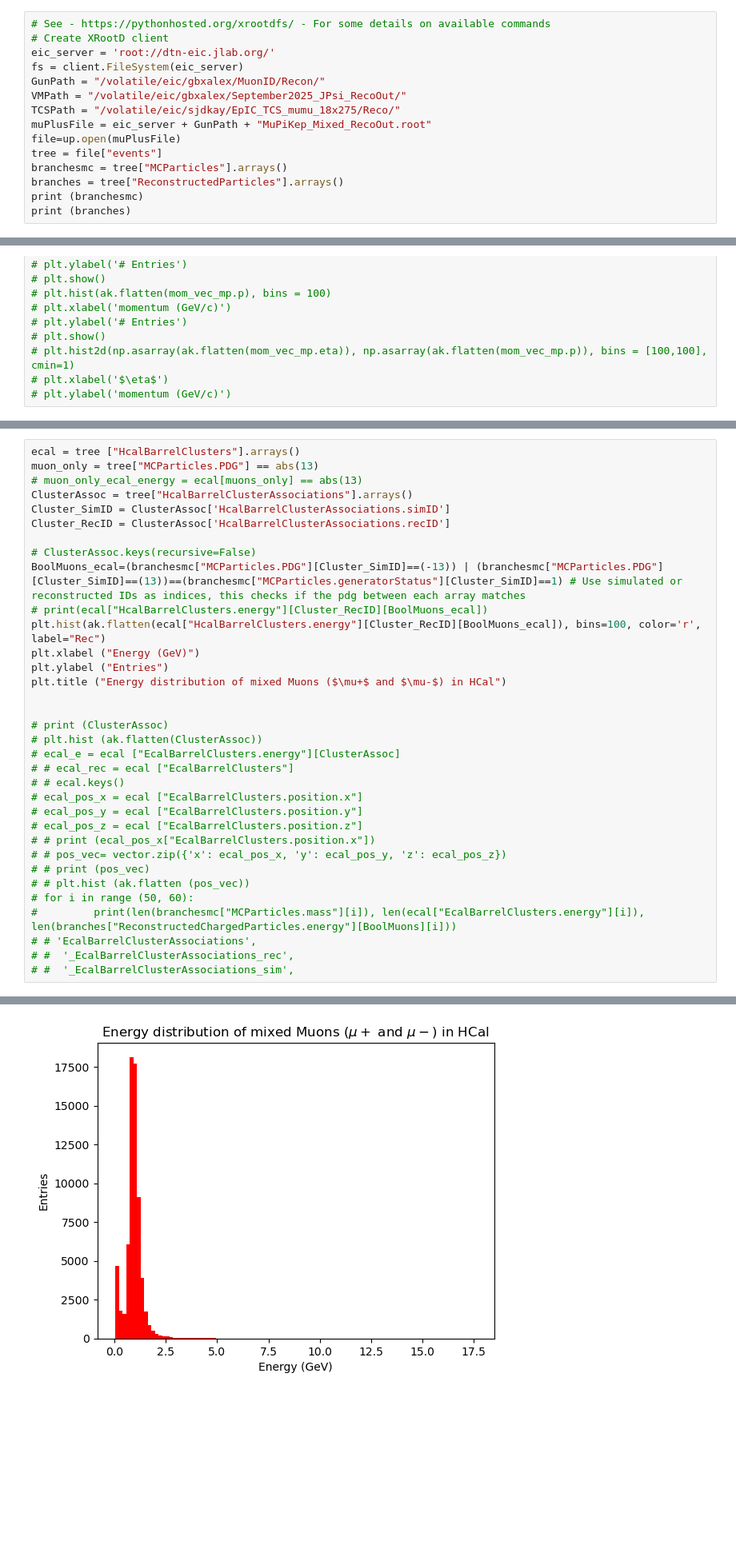
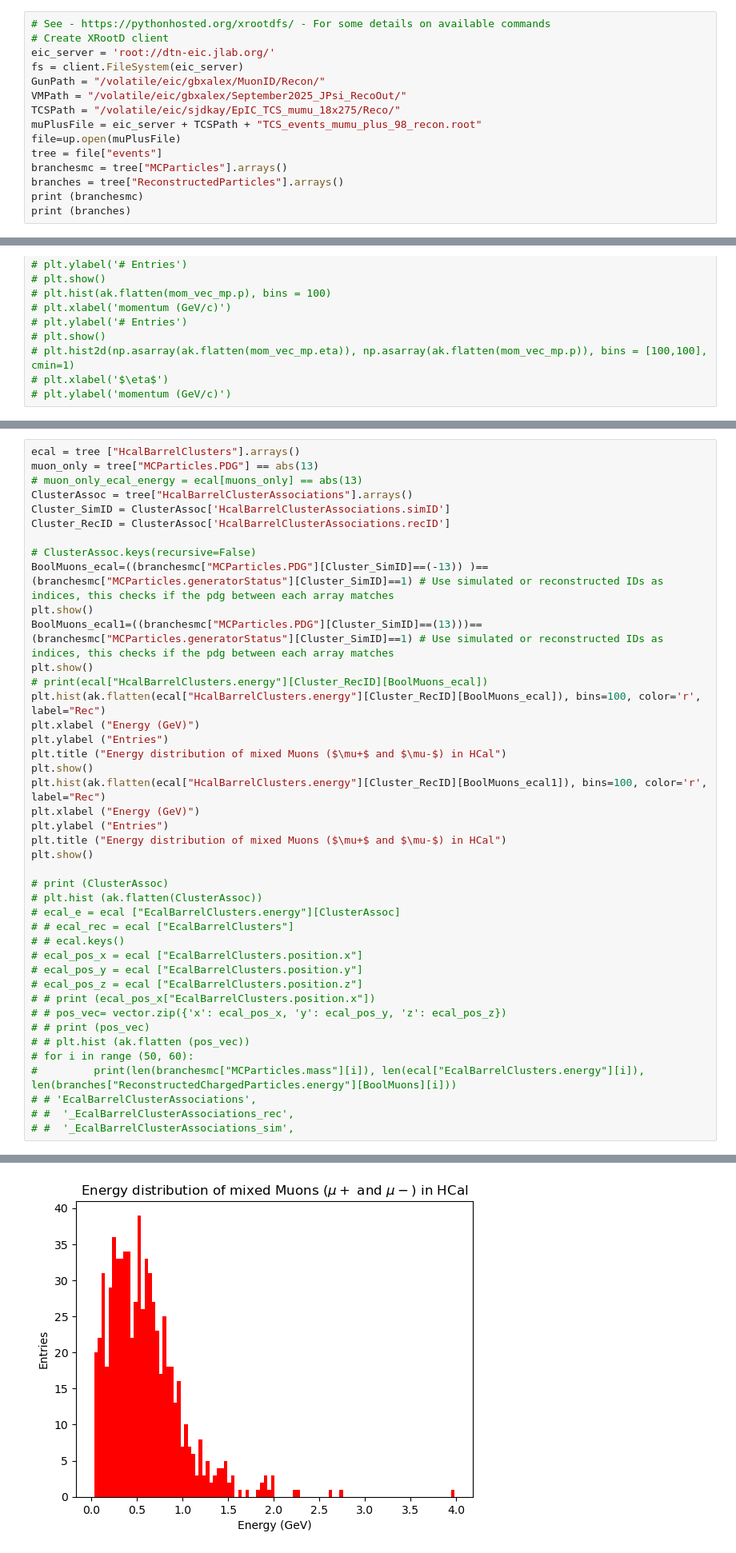
Before and after one commit to NebinGeorge/003-hsf-india-202510-NebinGeorge, a Jupyter notebook: MuonID_Setup1.ipynb, the cells around one changed output, grey strips where cells are left out. Shown at 80% size. Cells and saved outputs as stored; diff of their text form; blank space fills up the shorter version.

Commit message:
muon14

```diff
--- a/MuonID_Setup1.ipynb
+++ b/MuonID_Setup1.ipynb
@@ -542,7 +542,7 @@ fs = client.FileSystem(eic_server)
 GunPath = "/volatile/eic/gbxalex/MuonID/Recon/"
 VMPath = "/volatile/eic/gbxalex/September2025_JPsi_RecoOut/"
 TCSPath = "/volatile/eic/sjdkay/EpIC_TCS_mumu_18x275/Reco/"
-muPlusFile = eic_server + GunPath + "MuPiKep_Mixed_RecoOut.root"
+muPlusFile = eic_server + TCSPath + "TCS_events_mumu_plus_98_recon.root"
 file=up.open(muPlusFile)
 tree = file["events"]
 branchesmc = tree["MCParticles"].arrays()
@@ -842,13 +848,21 @@ Cluster_SimID = ClusterAssoc['HcalBarrelClusterAssociations.simID']
 Cluster_RecID = ClusterAssoc['HcalBarrelClusterAssociations.recID']
 
 # ClusterAssoc.keys(recursive=False)
-BoolMuons_ecal=(branchesmc["MCParticles.PDG"][Cluster_SimID]==(-13)) | (branchesmc["MCParticles.PDG"][Cluster_SimID]==(13))==(branchesmc["MCParticles.generatorStatus"][Cluster_SimID]==1) # Use simulated or reconstructed IDs as indices, this checks if the pdg between each array matches
+BoolMuons_ecal=((branchesmc["MCParticles.PDG"][Cluster_SimID]==(-13)) )==(branchesmc["MCParticles.generatorStatus"][Cluster_SimID]==1) # Use simulated or reconstructed IDs as indices, this checks if the pdg between each array matches
+plt.show()
+BoolMuons_ecal1=((branchesmc["MCParticles.PDG"][Cluster_SimID]==(13)))==(branchesmc["MCParticles.generatorStatus"][Cluster_SimID]==1) # Use simulated or reconstructed IDs as indices, this checks if the pdg between each array matches
+plt.show()
 # print(ecal["HcalBarrelClusters.energy"][Cluster_RecID][BoolMuons_ecal])
 plt.hist(ak.flatten(ecal["HcalBarrelClusters.energy"][Cluster_RecID][BoolMuons_ecal]), bins=100, color='r', label="Rec")
 plt.xlabel ("Energy (GeV)")
 plt.ylabel ("Entries")
 plt.title ("Energy distribution of mixed Muons ($\mu+$ and $\mu-$) in HCal")
-
+plt.show()
+plt.hist(ak.flatten(ecal["HcalBarrelClusters.energy"][Cluster_RecID][BoolMuons_ecal1]), bins=100, color='r', label="Rec")
+plt.xlabel ("Energy (GeV)")
+plt.ylabel ("Entries")
+plt.title ("Energy distribution of mixed Muons ($\mu+$ and $\mu-$) in HCal")
+plt.show()
 
 # print (ClusterAssoc)
 # plt.hist (ak.flatten(ClusterAssoc))
@@ -872 +885 @@ Text(0.5, 1.0, 'Energy distribution of mixed Muons ($\\mu+$ and $\\mu-$) in HCal
-[figure, old version]
+[figure, new version]
```
Also changed, not shown: parts of 11 cells of this notebook.
